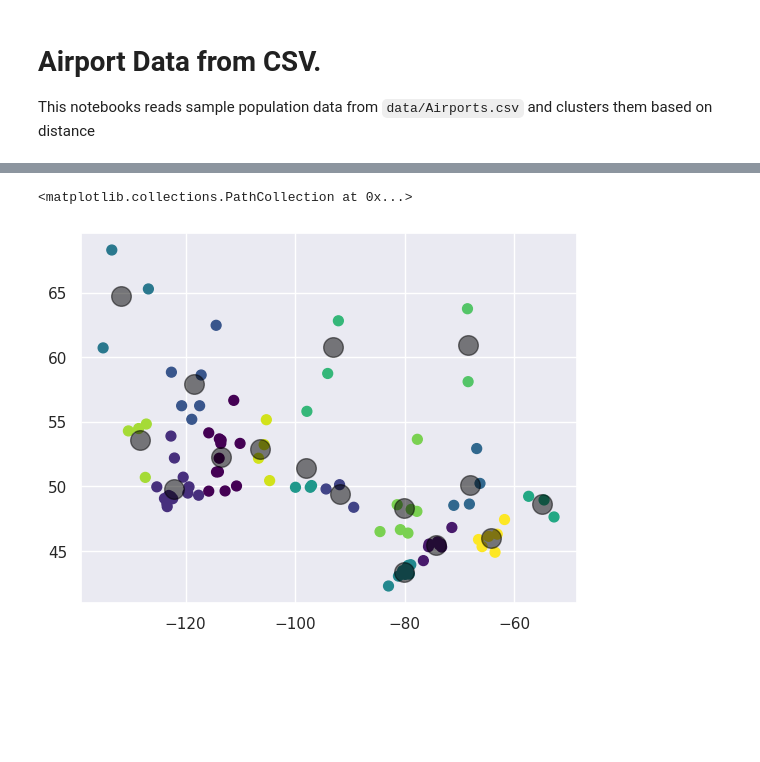
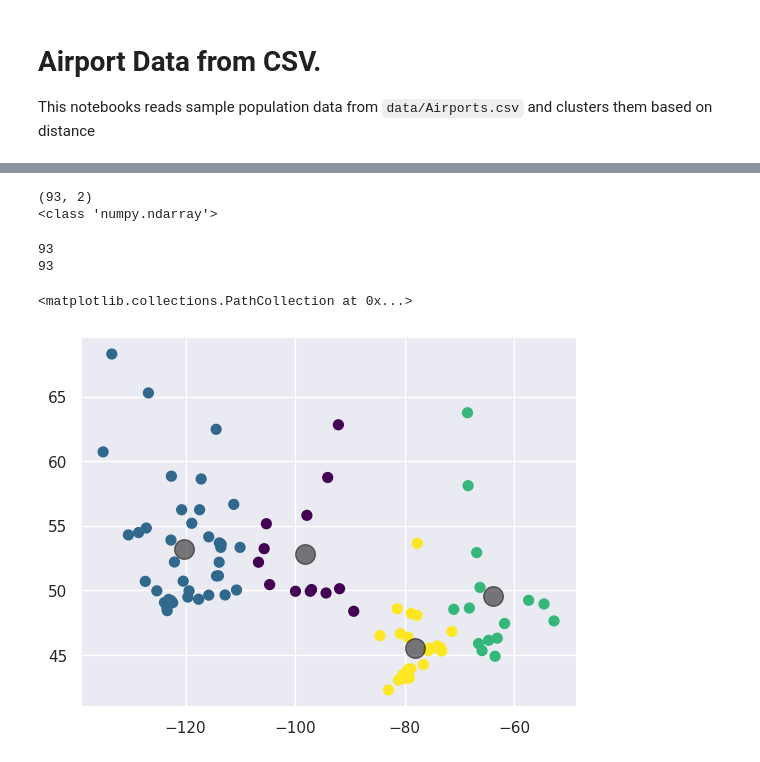
Before and after one commit to jackbullen/Airport-Data, a Jupyter notebook: notebooks/airport.ipynb, the cells around one changed output, grey strips where cells are left out. Cells and saved outputs as stored; diff of their text form; code cells hidden in the pictures; blank space fills up the shorter version.

```diff
--- a/notebooks/airport.ipynb
+++ b/notebooks/airport.ipynb
@@ -26,11 +30,23 @@ plt.scatter(longs, lats)
+# %%
+print(X.shape)
+print(type(X))
+# %% [output]
+(93, 2)
+<class 'numpy.ndarray'>
 # %%
 X = np.array([np.array([long, lat]) for  long, lat in zip(longs, lats)])
 
-kmeans = KMeans(n_clusters=16)
+kmeans = KMeans(n_clusters=4)
 
 kmeans.fit(X)
 
 cluster_indices = kmeans.predict(X)
+# %%
+print(len(cluster_indices))
+print(len(longs))
+# %% [output]
+93
+93
 # %%
 codeDat = dict()
 groupDat = defaultdict(list)
@@ -62,10 +78,10 @@ json_data = json.dumps(groupDat)
 with open('../data/groupDat.json', 'w') as f:
     f.write(json_data)
 # %%
-plt.scatter(X[:, 0], X[:, 1], c=y_kmeans, s=50, cmap='viridis')
+plt.scatter(X[:, 0], X[:, 1], c=cluster_indices, s=50, cmap='viridis')
 
 centers = kmeans.cluster_centers_
 plt.scatter(centers[:, 0], centers[:, 1], c='black', s=200, alpha=0.5)
 # %% [output]
 <matplotlib.collections.PathCollection at 0x...>
-[figure, old version]
+[figure, new version]
```
Also changed, not shown: parts of 4 cells of this notebook.
